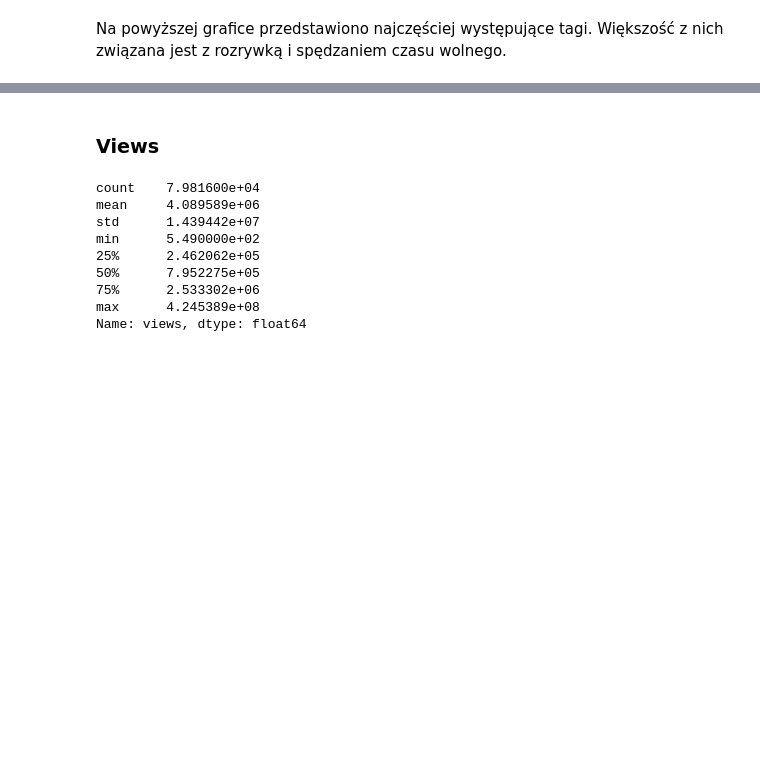
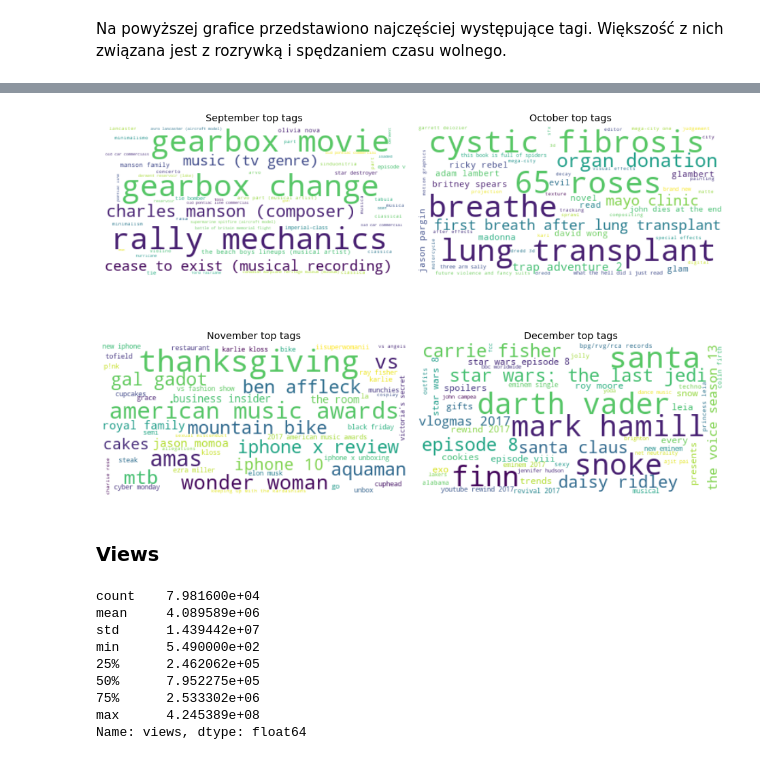
Before and after one commit to marrry/PED_YT, a Jupyter notebook: wstepne_wykresy.ipynb, the cells around one changed output, grey strips where cells are left out. Drawn from its saved outputs; the diff is of its cells as text; code cells hidden in the pictures; blank space fills up the shorter version.

```diff
--- a/wstepne_wykresy.ipynb
+++ b/wstepne_wykresy.ipynb
@@ -280,3 +355,23 @@ Na powyższej grafice przedstawiono najczęściej występujące tagi. Większoś
+# %%
+fig, axs = plt.subplots(2,2, constrained_layout=True)
+
+axs[0,0].imshow(generate_wordcloud(tags_monthly[9]), interpolation="bilinear")
+axs[0,0].title.set_text("September top tags")
+
+axs[0,1].imshow(generate_wordcloud(tags_monthly[10]), interpolation="bilinear")
+axs[0,1].title.set_text("October top tags")
+
+axs[1,0].imshow(generate_wordcloud(tags_monthly[11]), interpolation="bilinear")
+axs[1,0].title.set_text("November top tags")
+
+axs[1,1].imshow(generate_wordcloud(tags_monthly[12]), interpolation="bilinear")
+axs[1,1].title.set_text("December top tags")
+
+for ax in fig.axes:
+    ax.grid(b=None)
+    ax.axis("off")
+# %% [output]
+[figure, added]
 # %% [markdown]
 ### Views
 # %%
```
Also changed, not shown: parts of 20 cells of this notebook.
